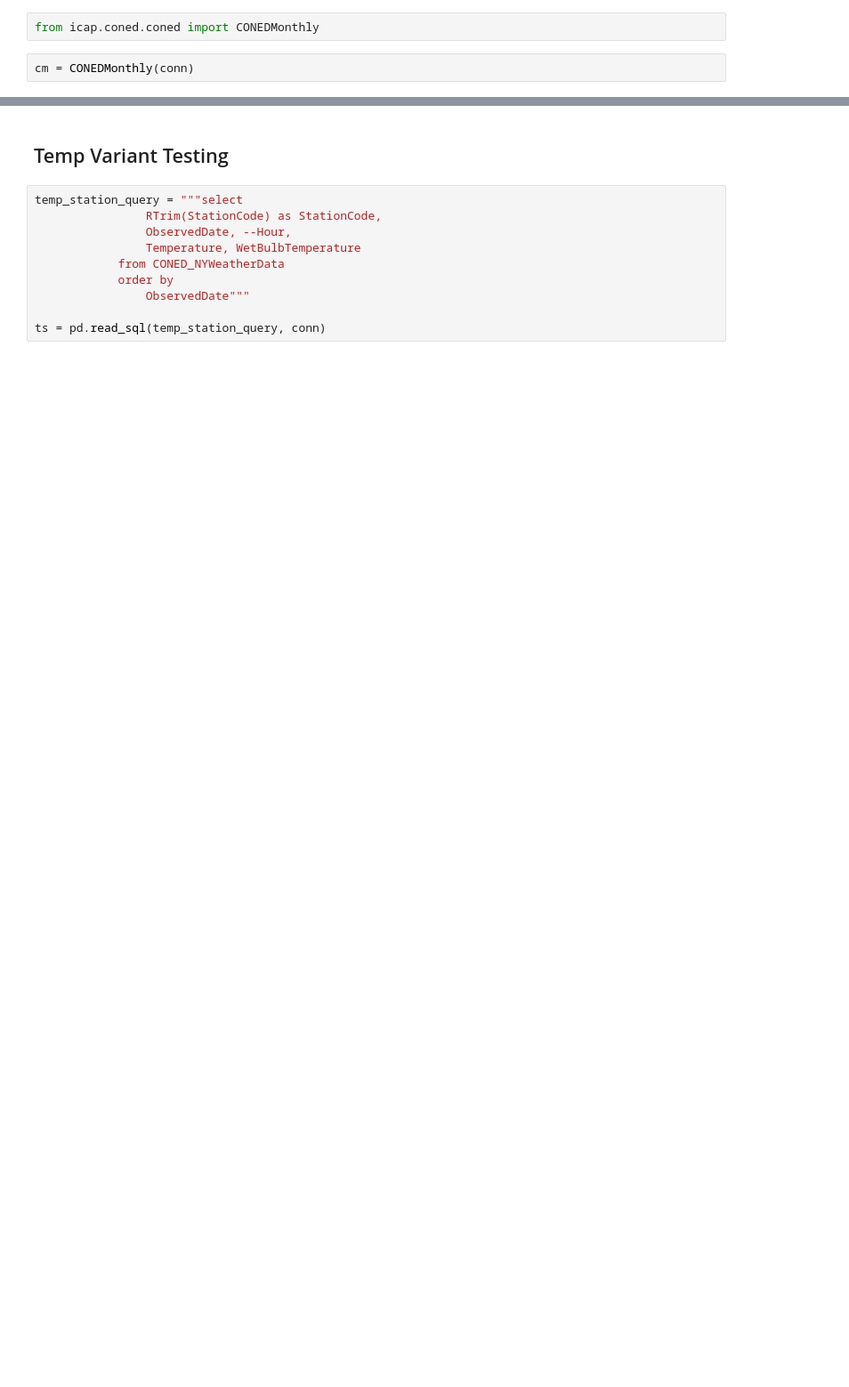
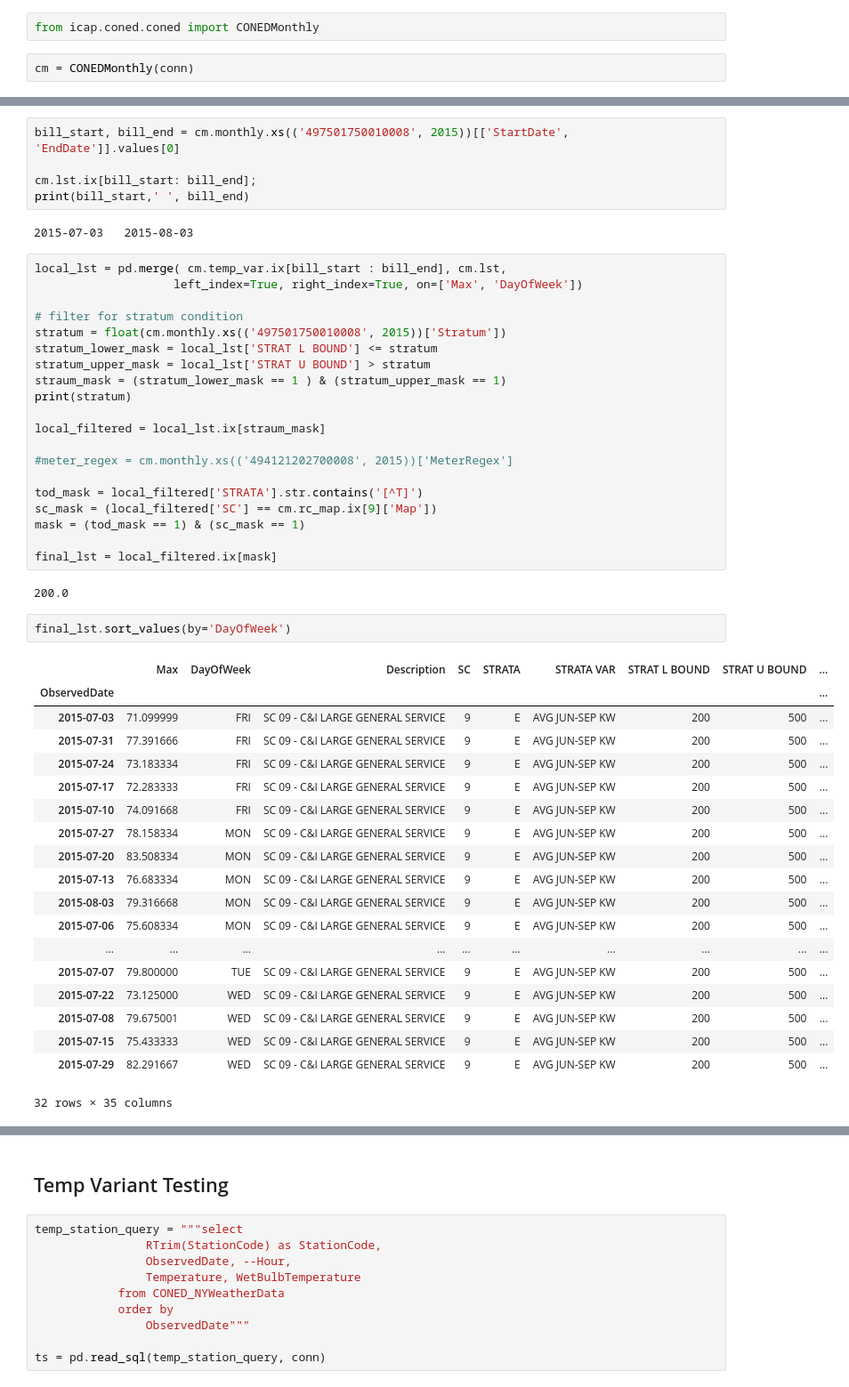
Before and after one commit to mileshill/jeapi, a Jupyter notebook: Coned.ipynb, the cells around one changed output, grey strips where cells are left out. Shown at 89% size. Cells and saved outputs as stored; diff of their text form; blank space fills up the shorter version.

```diff
--- a/Coned.ipynb
+++ b/Coned.ipynb
@@ -56,0 +100,51 @@ tmp:  Index(['PremiseId', 'Year', 'RateClass', 'Strata', 'ZoneCode', 'Stratum',
+# %%
+bill_start, bill_end = cm.monthly.xs(('497501750010008', 2015))[['StartDate', 'EndDate']].values[0]
+
+cm.lst.ix[bill_start: bill_end];
+print(bill_start,' ', bill_end)
+# %% [output]
+2015-07-03   2015-08-03
+# %%
+local_lst = pd.merge( cm.temp_var.ix[bill_start : bill_end], cm.lst,
+                    left_index=True, right_index=True, on=['Max', 'DayOfWeek'])
+
+# filter for stratum condition
+stratum = float(cm.monthly.xs(('497501750010008', 2015))['Stratum'])
+stratum_lower_mask = local_lst['STRAT L BOUND'] <= stratum
+stratum_upper_mask = local_lst['STRAT U BOUND'] > stratum
+straum_mask = (stratum_lower_mask == 1 ) & (stratum_upper_mask == 1)
+print(stratum)
+
+local_filtered = local_lst.ix[straum_mask]
+
+#meter_regex = cm.monthly.xs(('494121202700008', 2015))['MeterRegex']
+
+tod_mask = local_filtered['STRATA'].str.contains('[^T]')
+sc_mask = (local_filtered['SC'] == cm.rc_map.ix[9]['Map'])
+mask = (tod_mask == 1) & (sc_mask == 1)
+
+final_lst = local_filtered.ix[mask]
+# %% [output]
+200.0
+# %%
+final_lst.sort_values(by='DayOfWeek')
+# %% [output]
+|  | Max | DayOfWeek | Description | SC | STRATA | STRATA VAR | STRAT L BOUND | STRAT U BOUND | ... |
+| ObservedDate |  |  |  |  |  |  |  |  | ... |
+| 2015-07-03 | 71.099999 | FRI | SC 09 - C&I LARGE GENERAL SERVICE | 9 | E | AVG JUN-SEP KW | 200 | 500 | ... |
+| 2015-07-31 | 77.391666 | FRI | SC 09 - C&I LARGE GENERAL SERVICE | 9 | E | AVG JUN-SEP KW | 200 | 500 | ... |
+| 2015-07-24 | 73.183334 | FRI | SC 09 - C&I LARGE GENERAL SERVICE | 9 | E | AVG JUN-SEP KW | 200 | 500 | ... |
+| 2015-07-17 | 72.283333 | FRI | SC 09 - C&I LARGE GENERAL SERVICE | 9 | E | AVG JUN-SEP KW | 200 | 500 | ... |
+| 2015-07-10 | 74.091668 | FRI | SC 09 - C&I LARGE GENERAL SERVICE | 9 | E | AVG JUN-SEP KW | 200 | 500 | ... |
+| 2015-07-27 | 78.158334 | MON | SC 09 - C&I LARGE GENERAL SERVICE | 9 | E | AVG JUN-SEP KW | 200 | 500 | ... |
+| 2015-07-20 | 83.508334 | MON | SC 09 - C&I LARGE GENERAL SERVICE | 9 | E | AVG JUN-SEP KW | 200 | 500 | ... |
+| 2015-07-13 | 76.683334 | MON | SC 09 - C&I LARGE GENERAL SERVICE | 9 | E | AVG JUN-SEP KW | 200 | 500 | ... |
+| 2015-08-03 | 79.316668 | MON | SC 09 - C&I LARGE GENERAL SERVICE | 9 | E | AVG JUN-SEP KW | 200 | 500 | ... |
+| 2015-07-06 | 75.608334 | MON | SC 09 - C&I LARGE GENERAL SERVICE | 9 | E | AVG JUN-SEP KW | 200 | 500 | ... |
+| ... | ... | ... | ... | ... | ... | ... | ... | ... | ... |
+| 2015-07-07 | 79.800000 | TUE | SC 09 - C&I LARGE GENERAL SERVICE | 9 | E | AVG JUN-SEP KW | 200 | 500 | ... |
+| 2015-07-22 | 73.125000 | WED | SC 09 - C&I LARGE GENERAL SERVICE | 9 | E | AVG JUN-SEP KW | 200 | 500 | ... |
+| 2015-07-08 | 79.675001 | WED | SC 09 - C&I LARGE GENERAL SERVICE | 9 | E | AVG JUN-SEP KW | 200 | 500 | ... |
+| 2015-07-15 | 75.433333 | WED | SC 09 - C&I LARGE GENERAL SERVICE | 9 | E | AVG JUN-SEP KW | 200 | 500 | ... |
+| 2015-07-29 | 82.291667 | WED | SC 09 - C&I LARGE GENERAL SERVICE | 9 | E | AVG JUN-SEP KW | 200 | 500 | ... |
+32 rows × 35 columns
```
Also changed, not shown: parts of 17 cells of this notebook, 6 other files.
